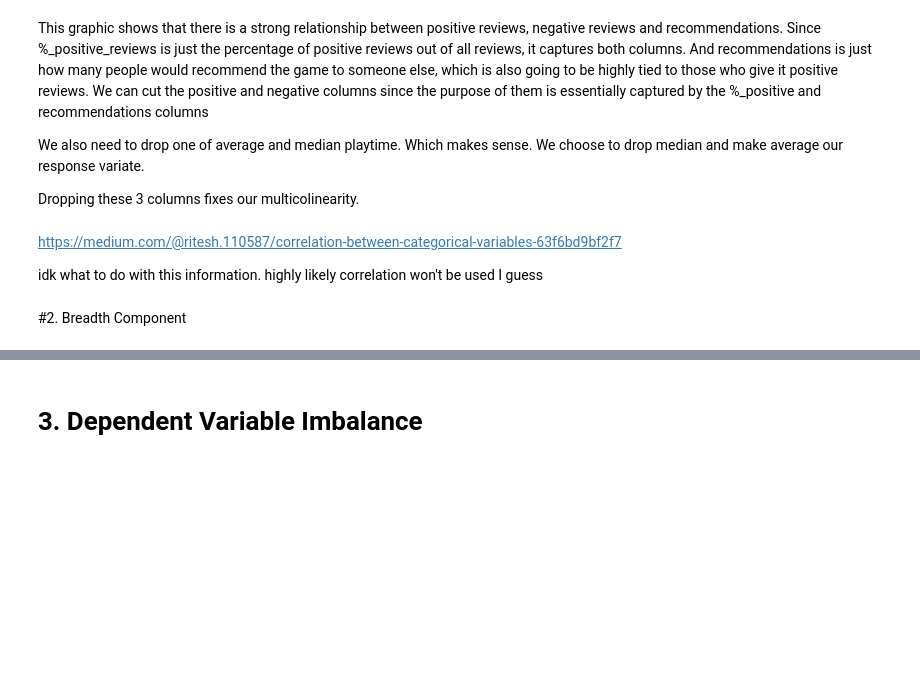
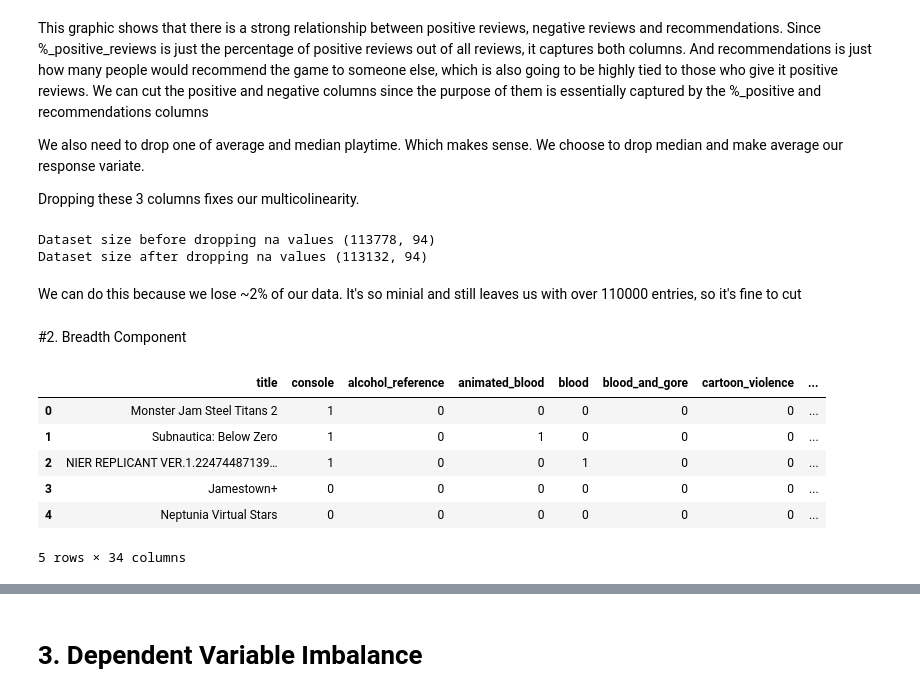
Before and after one commit to zakirangwala/esrb-wizard, a Jupyter notebook: notebooks/workingFile.ipynb, the cells around one changed output, grey strips where cells are left out. Cells and saved outputs as stored; diff of their text form; code cells hidden in the pictures; blank space fills up the shorter version.

```diff
--- a/notebooks/workingFile.ipynb
+++ b/notebooks/workingFile.ipynb
@@ -317,6 +291,28 @@ for i in cat_var_prod:
-# %% [markdown]
-https://medium.com/@ritesh.110587/correlation-between-categorical-variables-63f6bd9bf2f7
-
-idk what to do with this information. highly likely correlation won't be used I guess
+# %%
+#dropping na values
+steam_clean = steam_encoded.dropna()
+print("Dataset size before dropping na values", steam_encoded.shape)
+print("Dataset size after dropping na values", steam_clean.shape)
+
+pd.DataFrame(steam_clean).to_csv("/content/drive/MyDrive/CP322/steam_clean.csv", index=False)
+# %% [output]
+Dataset size before dropping na values (113778, 94)
+Dataset size after dropping na values (113132, 94)
+# %% [markdown]
+We can do this because we lose ~2% of our data. It's so minial and still leaves us with over 110000 entries, so it's fine to cut
 # %% [markdown]
 #2. Breadth Component
+# %%
+# loading the dataset (originally from https://www.kaggle.com/datasets/imohtn/video-games-rating-by-esrb)
+
+path2 = "/content/drive/MyDrive/CP322/ESRB.csv" # save to github: notebooks/steamDataCleanse.ipynb
+esrb = pd.read_csv(path2, index_col=False)
+esrb.head()
+# %% [output]
+|  | title | console | alcohol_reference | animated_blood | blood | blood_and_gore | cartoon_violence | ... |
+| 0 | Monster Jam Steel Titans 2 | 1 | 0 | 0 | 0 | 0 | 0 | ... |
+| 1 | Subnautica: Below Zero | 1 | 0 | 1 | 0 | 0 | 0 | ... |
+| 2 | NIER REPLICANT VER.1.22474487139… | 1 | 0 | 0 | 1 | 0 | 0 | ... |
+| 3 | Jamestown+ | 0 | 0 | 0 | 0 | 0 | 0 | ... |
+| 4 | Neptunia Virtual Stars | 0 | 0 | 0 | 0 | 0 | 0 | ... |
+5 rows × 34 columns
```
Also changed, not shown: parts of 10 cells of this notebook.
